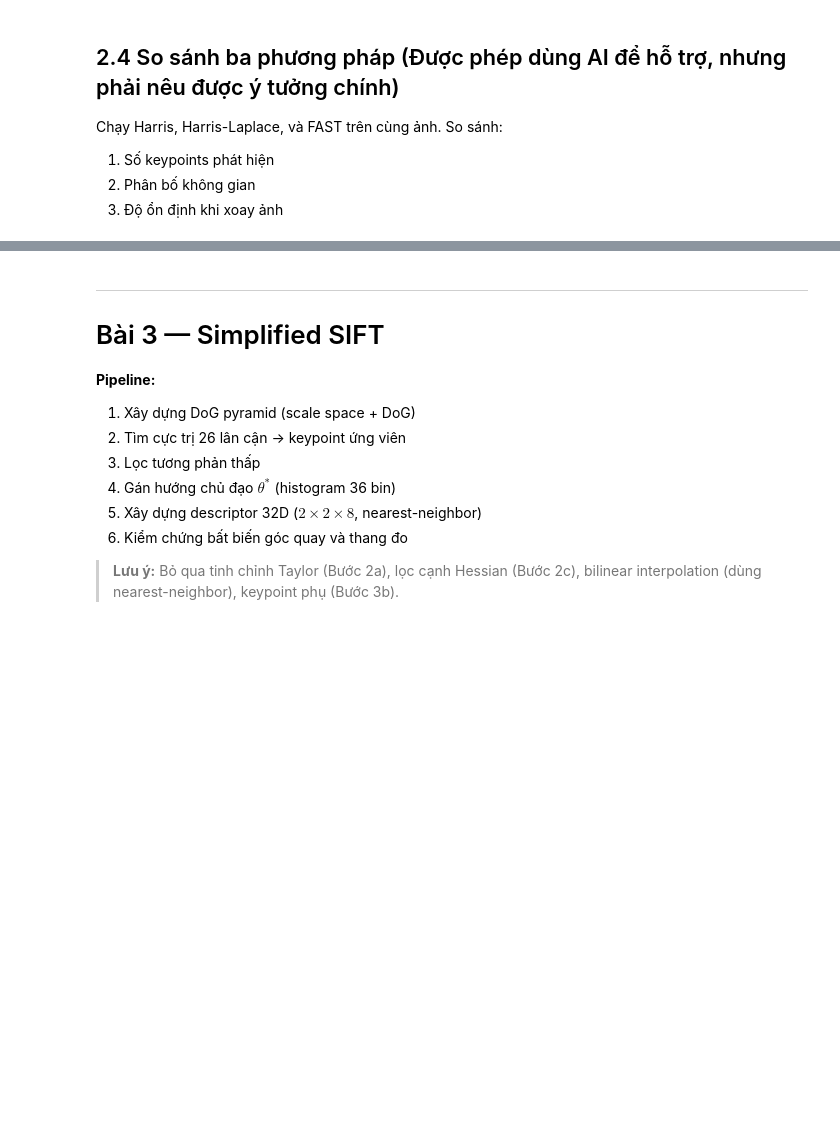
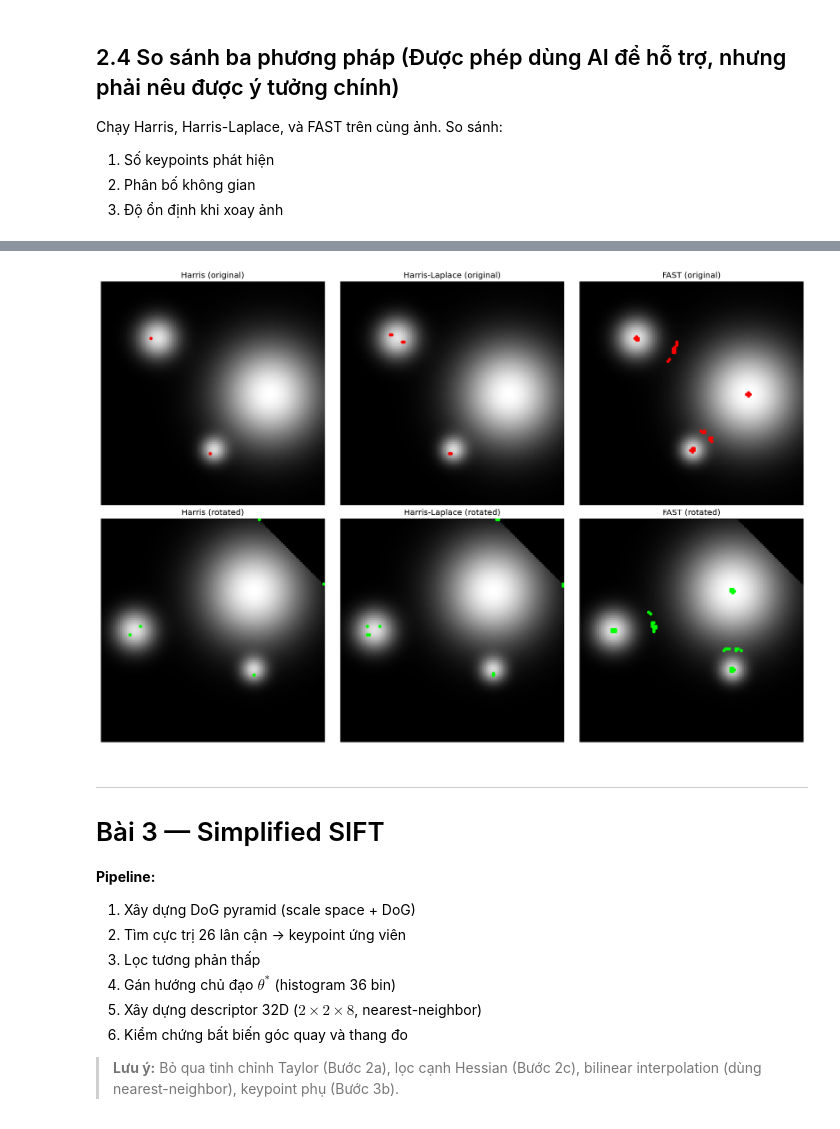
Before and after one commit to 208dongpha/CV, a Jupyter notebook: assignment_starter-2.ipynb, the cells around one changed output, grey strips where cells are left out. Drawn from its saved outputs; the diff is of its cells as text; code cells hidden in the pictures; blank space fills up the shorter version.

```diff
--- a/assignment_starter-2.ipynb
+++ b/assignment_starter-2.ipynb
@@ -495,7 +495,7 @@ def nms_2d(response, window=9, threshold=0.0):
     VÀ lớn hơn threshold.
     """
     local_max = maximum_filter(response, size=window)
-    return (response == local_max) & (response > threshold)
+    return (response > threshold) & (response == local_max)
 # %% [markdown]
 ## 2.1 Harris Corner Detector
 
@@ -1054,3 +1045,36 @@ ValueError: setting an array element with a sequence. The requested array has an
+# %%
+fig, axes = plt.subplots(2, 3, figsize=(15, 10))
+
+methods = [
+    ("Harris", kp_harris, kp_harris_rot),
+    ("Harris-Laplace", kp_hl_xy, kp_hl_rot_xy),
+    ("FAST", kp_fast, kp_fast_rot)
+]
+
+for i, (name, kp1, kp2) in enumerate(methods):
+
+    axes[0, i].imshow(img, cmap='gray')
+
+    if len(kp1):
+        ys, xs = zip(*kp1)
+        axes[0, i].scatter(xs, ys, s=15, c='red')
+
+    axes[0, i].set_title(f"{name} (original)")
+    axes[0, i].axis('off')
+
+    axes[1, i].imshow(img_rot, cmap='gray')
+
+    if len(kp2):
+        ys, xs = zip(*kp2)
+        axes[1, i].scatter(xs, ys, s=15, c='lime')
+
+    axes[1, i].set_title(f"{name} (rotated)")
+    axes[1, i].axis('off')
+
+plt.tight_layout()
+plt.show()
+# %% [output]
+[figure, added]
 # %% [markdown]
 ---
 # Bài 3 — Simplified SIFT
```
Also changed, not shown: parts of 25 cells of this notebook, 23 other files.
